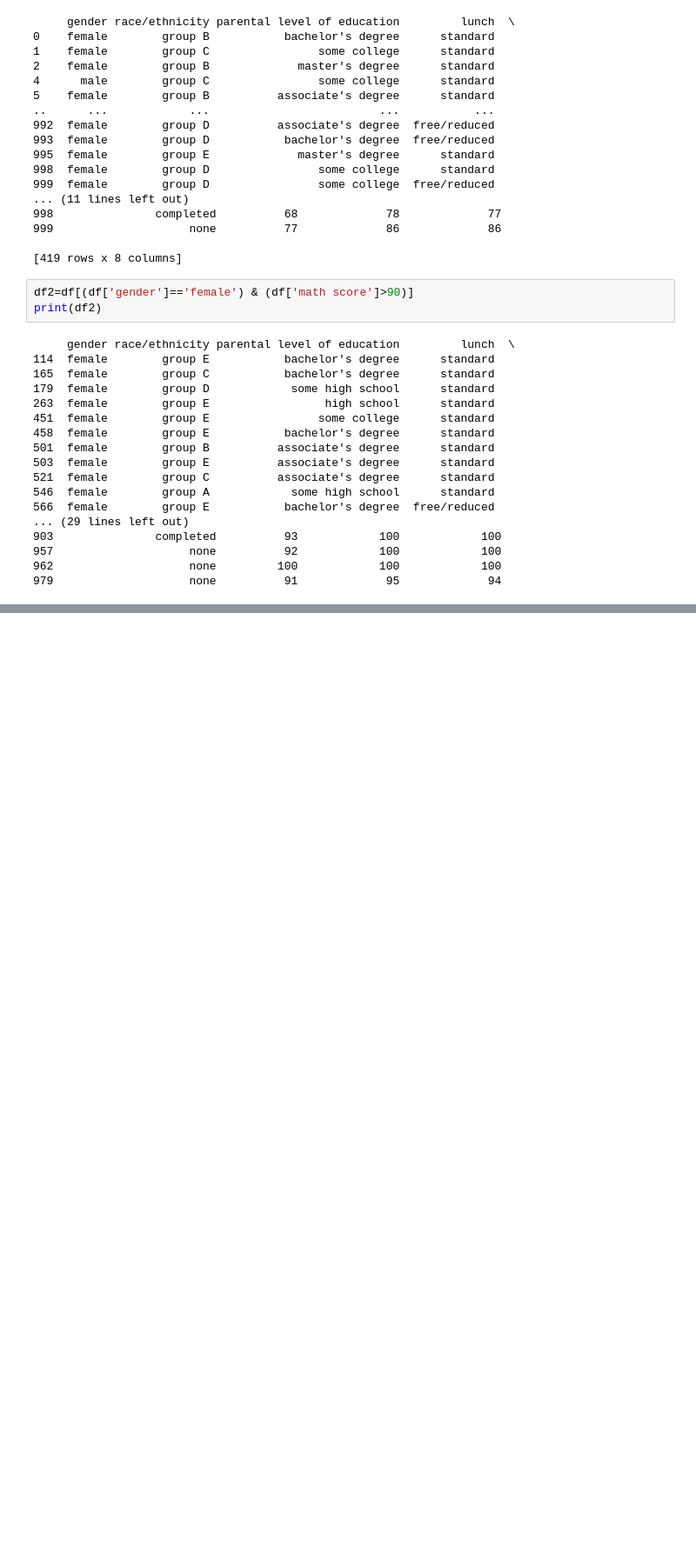
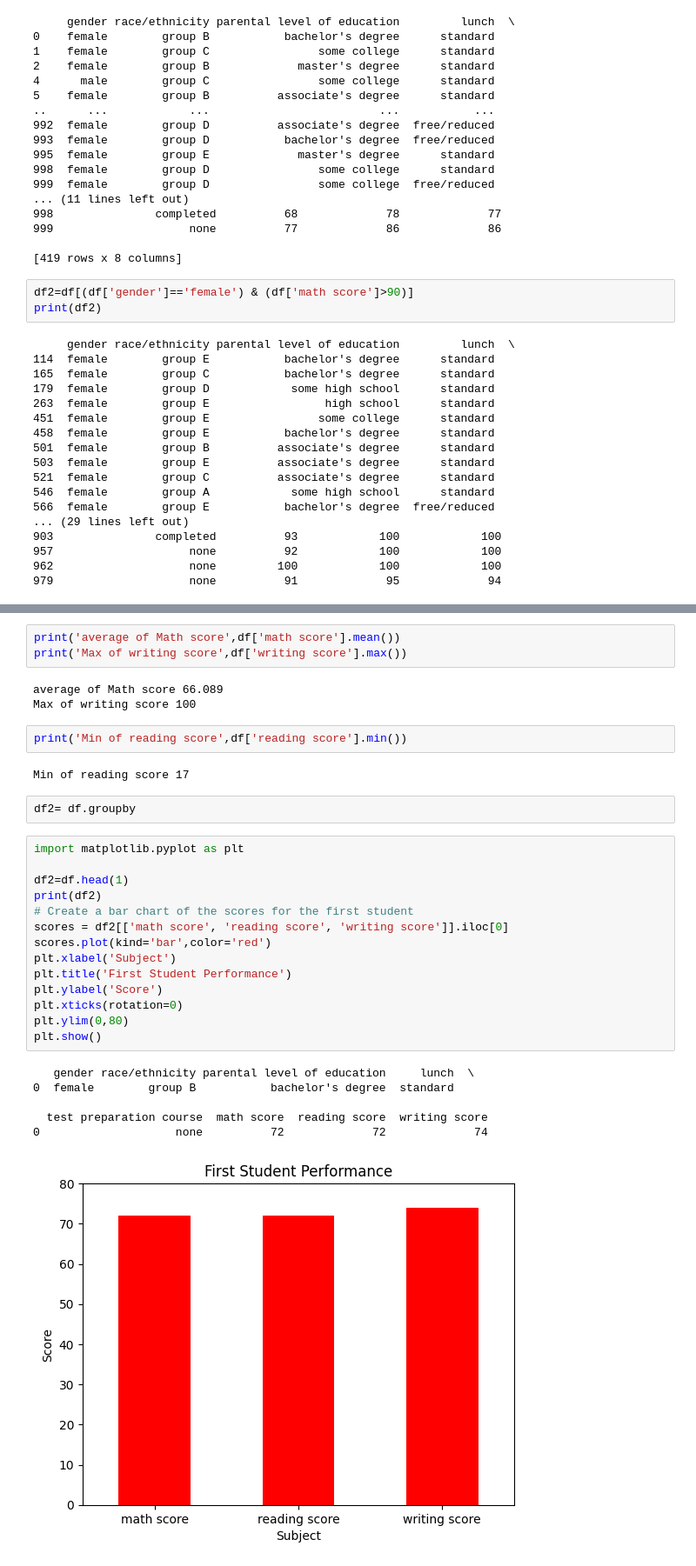
Before and after one commit to bt1693/FAI-PUBLIC, a Jupyter notebook: FIS_AUG31.ipynb, the cells around one changed output, grey strips where cells are left out. Shown: that part at 87% size. Cells and saved outputs as stored; diff of their text form; blank space fills up the shorter version.

```diff
--- a/FIS_AUG31.ipynb
+++ b/FIS_AUG31.ipynb
@@ -285,0 +307,33 @@ print(df2)
+# %%
+print('average of Math score',df['math score'].mean())
+print('Max of writing score',df['writing score'].max())
+# %% [output]
+average of Math score 66.089
+Max of writing score 100
+# %%
+print('Min of reading score',df['reading score'].min())
+# %% [output]
+Min of reading score 17
+# %%
+df2= df.groupby
+# %%
+import matplotlib.pyplot as plt
+
+df2=df.head(1)
+print(df2)
+# Create a bar chart of the scores for the first student
+scores = df2[['math score', 'reading score', 'writing score']].iloc[0]
+scores.plot(kind='bar',color='red')
+plt.xlabel('Subject')
+plt.title('First Student Performance')
+plt.ylabel('Score')
+plt.xticks(rotation=0)
+plt.ylim(0,80)
+plt.show()
+# %% [output]
+   gender race/ethnicity parental level of education     lunch  \
+0  female        group B           bachelor's degree  standard
+
+  test preparation course  math score  reading score  writing score
+0                    none          72             72             74
+[figure, added]
```
Also changed, not shown: parts of 1 cell of this notebook.
